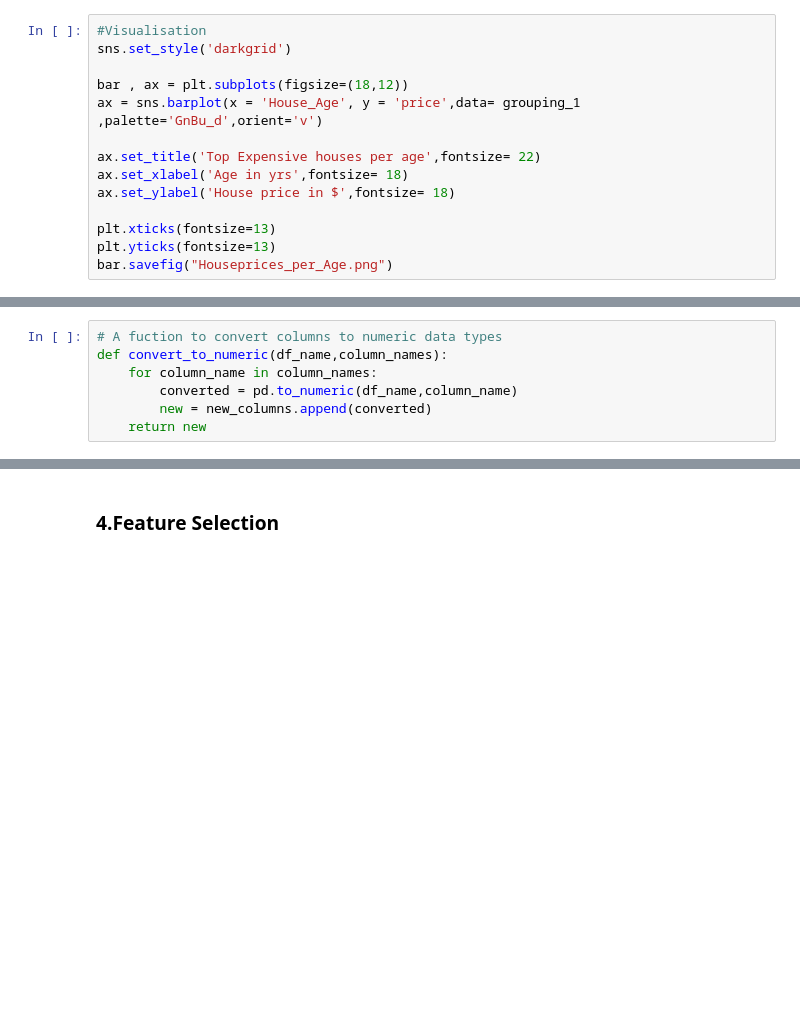
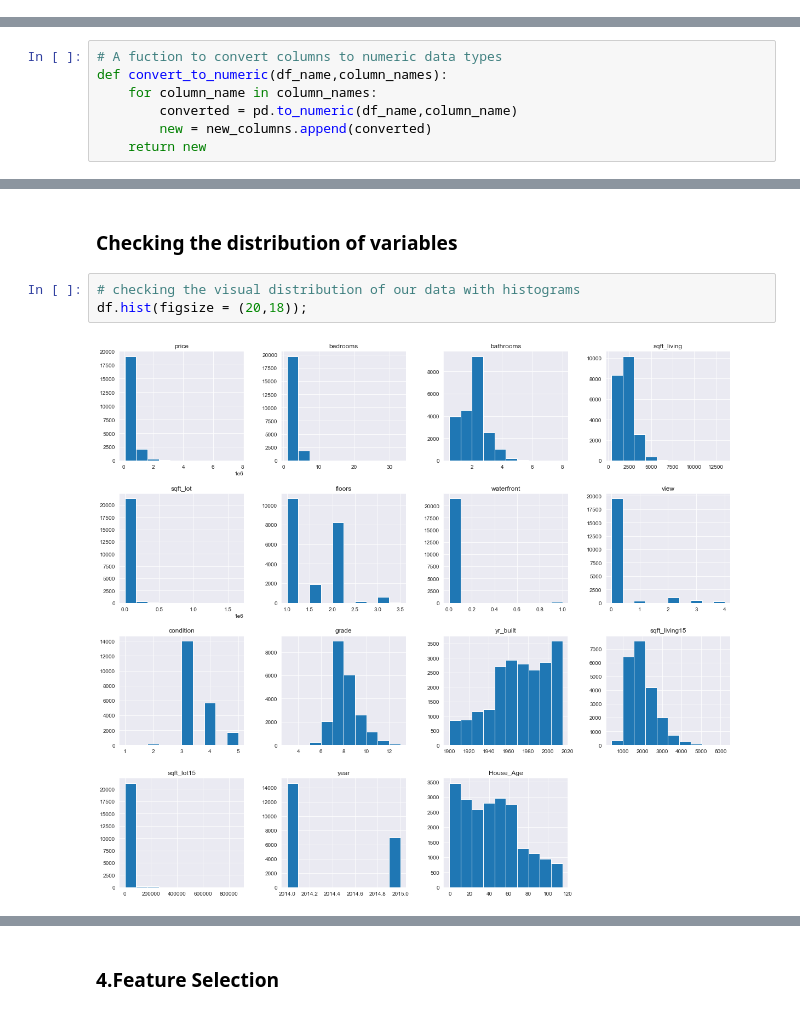
Before and after one commit to oscar066/Modelling_House_Sales, a Jupyter notebook: index.ipynb, the cells around one changed output, grey strips where cells are left out. Saved outputs shown, nothing was run; the diff lists cells and outputs as text; blank space fills up the shorter version.

```diff
--- a/index.ipynb
+++ b/index.ipynb
@@ -555,14 +540,0 @@ grouping_1.head()
-# %%
-#Visualisation
-sns.set_style('darkgrid')
-
-bar , ax = plt.subplots(figsize=(18,12))
-ax = sns.barplot(x = 'House_Age', y = 'price',data= grouping_1 ,palette='GnBu_d',orient='v')
-
-ax.set_title('Top Expensive houses per age',fontsize= 22)
-ax.set_xlabel('Age in yrs',fontsize= 18)
-ax.set_ylabel('House price in $',fontsize= 18)
-
-plt.xticks(fontsize=13)
-plt.yticks(fontsize=13)
-bar.savefig("Houseprices_per_Age.png")
@@ -722,0 +723,7 @@ Name: floors, Length: 21597, dtype: float64
+# %% [markdown]
+### Checking the distribution of variables
+# %%
+# checking the visual distribution of our data with histograms
+df.hist(figsize = (20,18));
+# %% [output]
+[figure, added]
```
Also changed, not shown: parts of 86 cells of this notebook, 7 other files.
